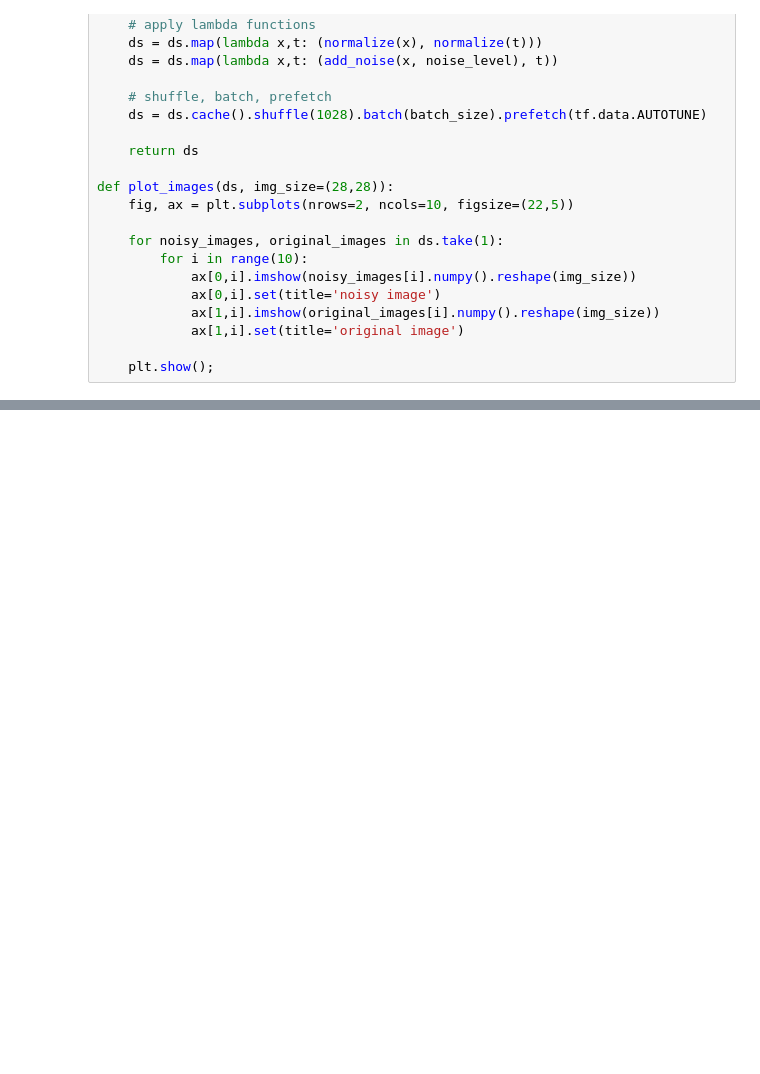
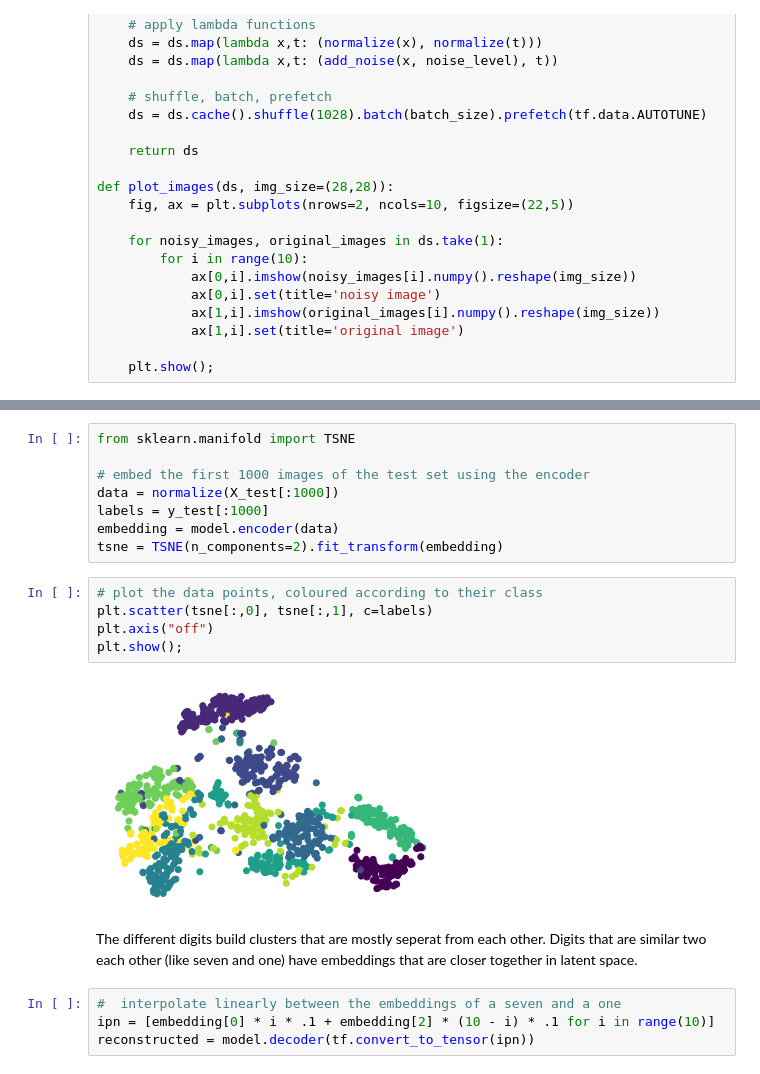
Before and after one commit to fynnomenon/iannwtf_group06_homework, a Jupyter notebook: homework_08/homework08.ipynb, the cells around one changed output, grey strips where cells are left out. Saved outputs shown, nothing was run; the diff lists cells and outputs as text; blank space fills up the shorter version.

Commit message:
add: latent space analysis

```diff
--- a/homework_08/homework08.ipynb
+++ b/homework_08/homework08.ipynb
@@ -301,0 +219,21 @@ ValueError: ignored
+# %%
+from sklearn.manifold import TSNE
+
+# embed the first 1000 images of the test set using the encoder
+data = normalize(X_test[:1000])
+labels = y_test[:1000]
+embedding = model.encoder(data)
+tsne = TSNE(n_components=2).fit_transform(embedding)
+# %%
+# plot the data points, coloured according to their class
+plt.scatter(tsne[:,0], tsne[:,1], c=labels)
+plt.axis("off")
+plt.show();
+# %% [output]
+[figure, added]
+# %% [markdown]
+The different digits build clusters that are mostly seperat from each other. Digits that are similar two each other (like seven and one) have embeddings that are closer together in latent space.
+# %%
+#  interpolate linearly between the embeddings of a seven and a one
+ipn = [embedding[0] * i * .1 + embedding[2] * (10 - i) * .1 for i in range(10)]
+reconstructed = model.decoder(tf.convert_to_tensor(ipn))
```
Also changed, not shown: parts of 15 cells of this notebook, 2 other files.
